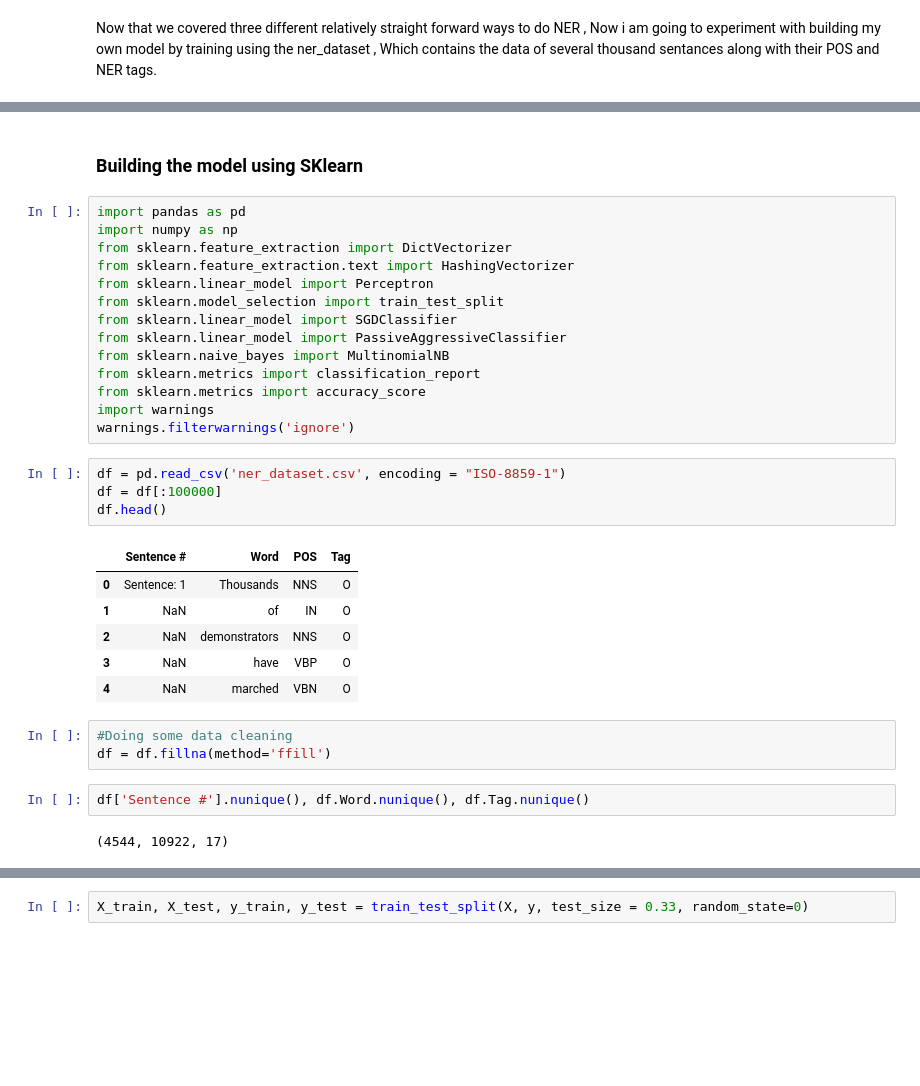
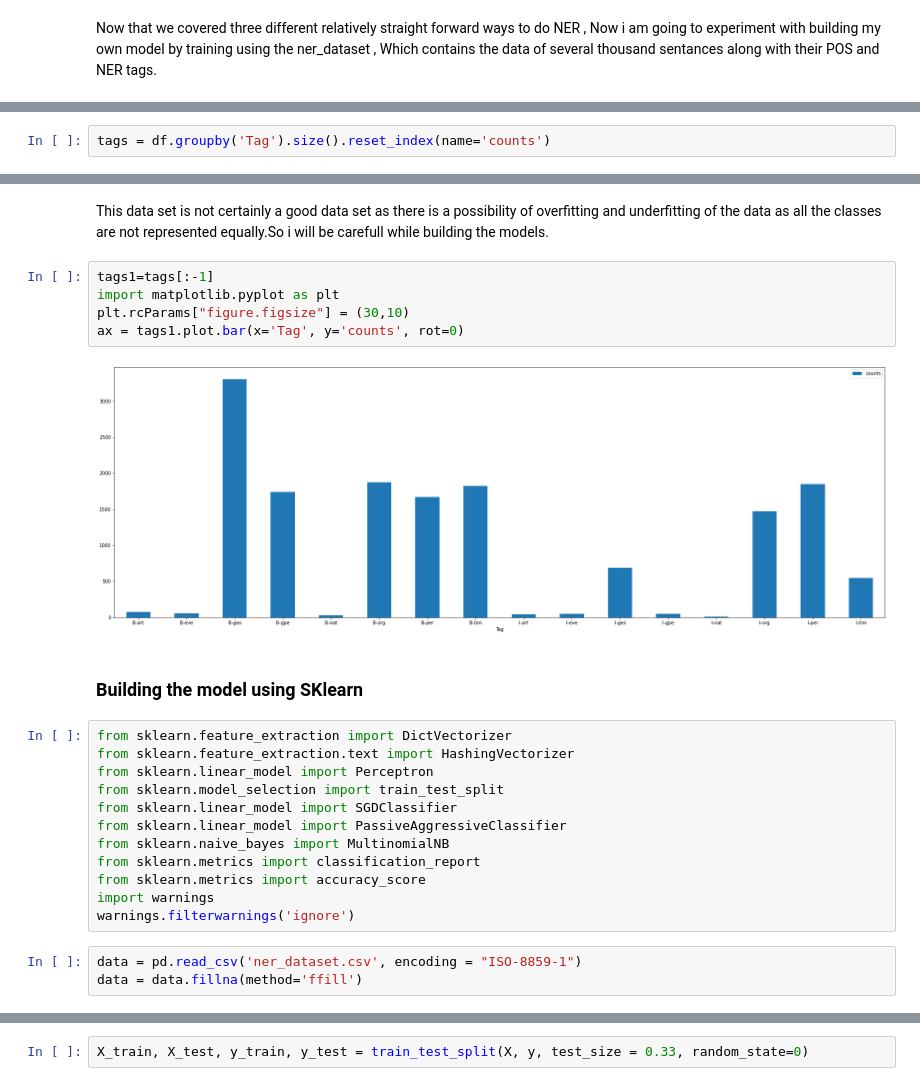
Before and after one commit to DebjyotiSaha/NLP-Coursework, a Jupyter notebook: Kowshik_NER/NLP_NER_Kowshik_Kesavarapu.ipynb, the cells around one changed output, grey strips where cells are left out. Drawn from its saved outputs; the diff is of its cells as text; blank space fills up the shorter version.

```diff
--- a/Kowshik_NER/NLP_NER_Kowshik_Kesavarapu.ipynb
+++ b/Kowshik_NER/NLP_NER_Kowshik_Kesavarapu.ipynb
@@ -161,0 +182,2 @@ Now that we covered three different relatively straight forward ways to do NER ,
+# %%
+tags = df.groupby('Tag').size().reset_index(name='counts')
@@ -162,8 +205,15 @@ Now that we covered three different relatively straight forward ways to do NER ,
+# %% [markdown]
+This data set is not certainly a good data set as there is a possibility of overfitting and underfitting of the data as all the classes are not represented equally.So i will be carefull while building the models.
+# %%
+tags1=tags[:-1]
+import matplotlib.pyplot as plt
+plt.rcParams["figure.figsize"] = (30,10)
+ax = tags1.plot.bar(x='Tag', y='counts', rot=0)
+# %% [output]
+[figure, added]
 # %% [markdown]
 ### Building the model using SKlearn
 # %%
-import pandas as pd
-import numpy as np
 from sklearn.feature_extraction import DictVectorizer
 from sklearn.feature_extraction.text import HashingVectorizer
 from sklearn.linear_model import Perceptron
@@ -176,20 +226,5 @@ from sklearn.metrics import accuracy_score
 import warnings
 warnings.filterwarnings('ignore')
 # %%
-df = pd.read_csv('ner_dataset.csv', encoding = "ISO-8859-1")
-df = df[:100000]
-df.head()
+data = pd.read_csv('ner_dataset.csv', encoding = "ISO-8859-1")
+data = data.fillna(method='ffill')
-# %% [output]
-|  | Sentence # | Word | POS | Tag |
-| 0 | Sentence: 1 | Thousands | NNS | O |
-| 1 | NaN | of | IN | O |
-| 2 | NaN | demonstrators | NNS | O |
-| 3 | NaN | have | VBP | O |
-| 4 | NaN | marched | VBN | O |
-# %%
-#Doing some data cleaning
-df = df.fillna(method='ffill')
-# %%
-df['Sentence #'].nunique(), df.Word.nunique(), df.Tag.nunique()
-# %% [output]
-(4544, 10922, 17)
```
Also changed, not shown: parts of 43 cells of this notebook, 1 other file.
